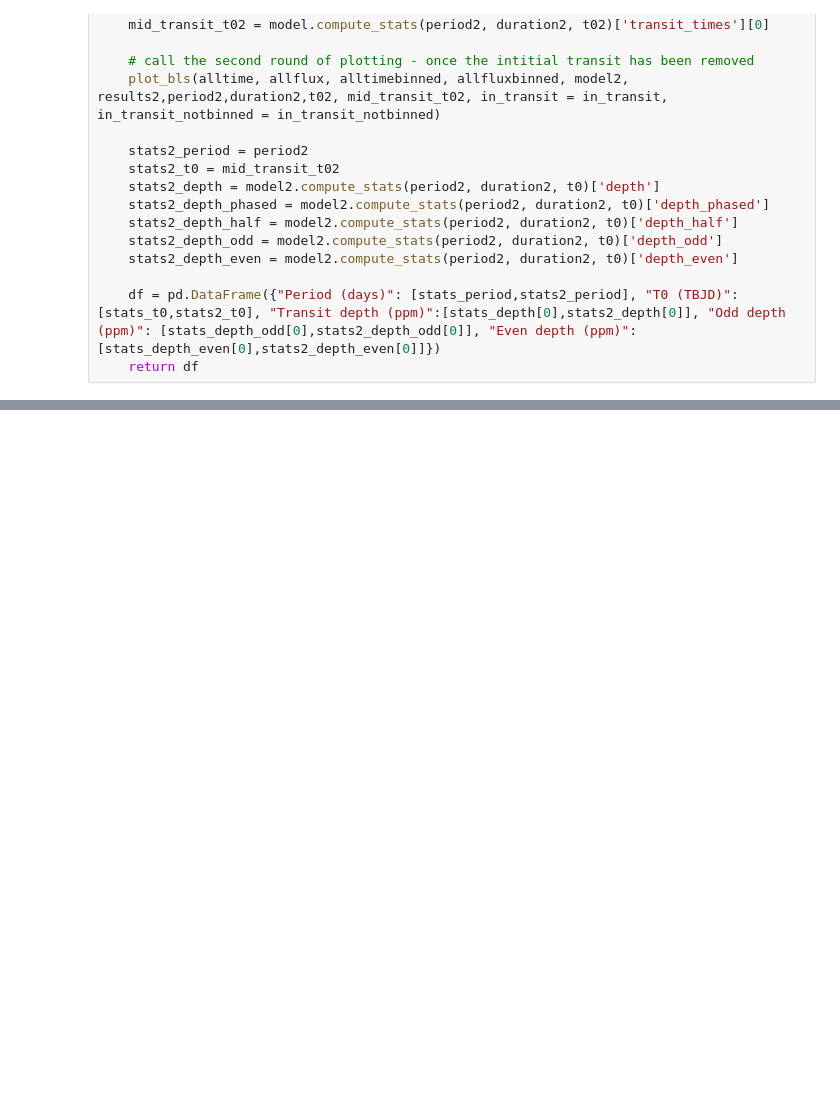
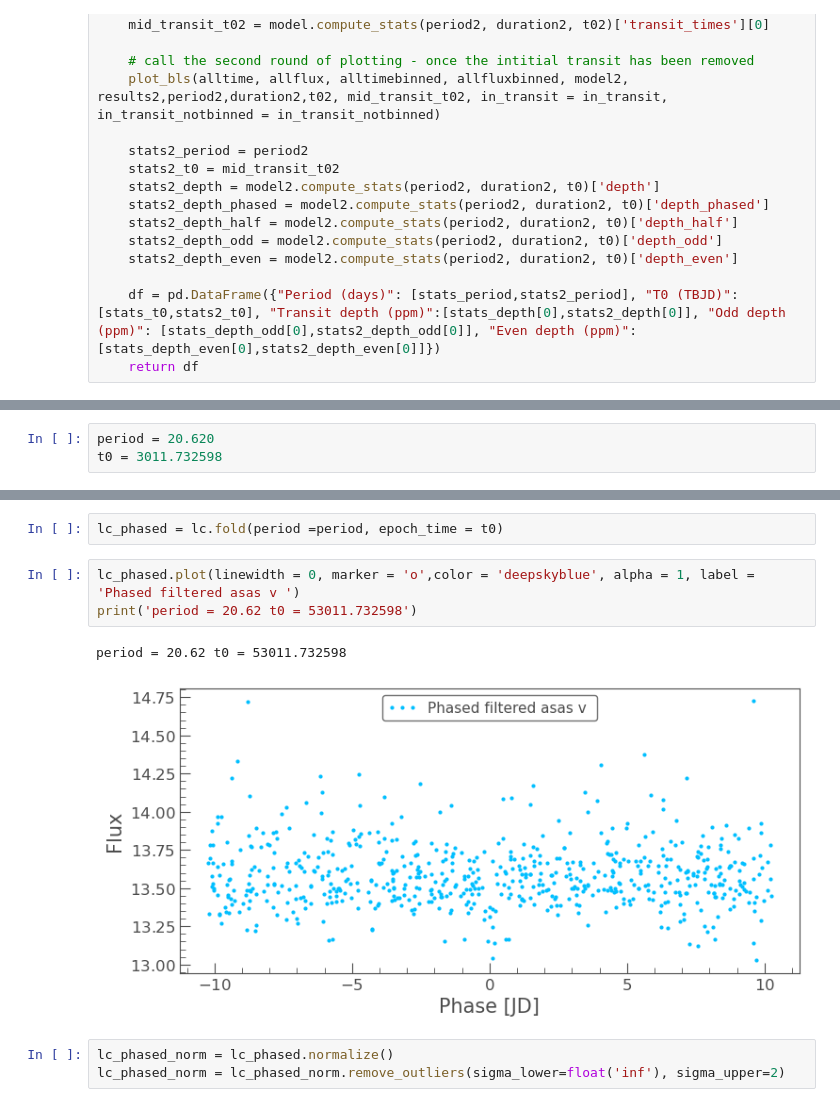
Before and after one commit to ASainio/ASASSN-21qj, a Jupyter notebook: BLS_ASAS_V.ipynb, the cells around one changed output, grey strips where cells are left out. Drawn from its saved outputs; the diff is of its cells as text; blank space fills up the shorter version.

```diff
--- a/BLS_ASAS_V.ipynb
+++ b/BLS_ASAS_V.ipynb
@@ -313,0 +292,3 @@ Suggestive periods below for ASAS V:
+# %%
+period = 20.620
+t0 = 3011.732598
@@ -313,0 +300,11 @@ Suggestive periods below for ASAS V:
+# %%
+lc_phased = lc.fold(period =period, epoch_time = t0)
+# %%
+lc_phased.plot(linewidth = 0, marker = 'o',color = 'deepskyblue', alpha = 1, label = 'Phased filtered asas v ')
+print('period = 20.62 t0 = 53011.732598')
+# %% [output]
+period = 20.62 t0 = 53011.732598
+[figure, added]
+# %%
+lc_phased_norm = lc_phased.normalize()
+lc_phased_norm = lc_phased_norm.remove_outliers(sigma_lower=float('inf'), sigma_upper=2)
```
Also changed, not shown: parts of 8 cells of this notebook.
